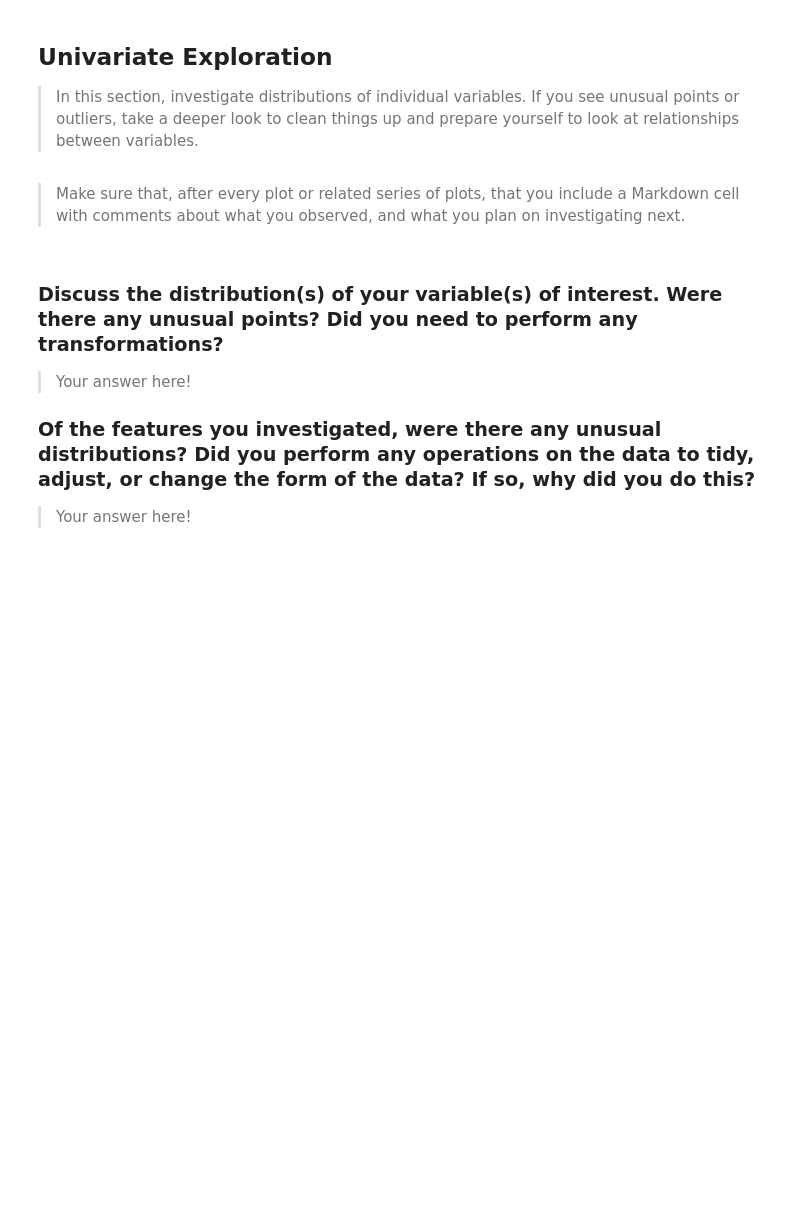
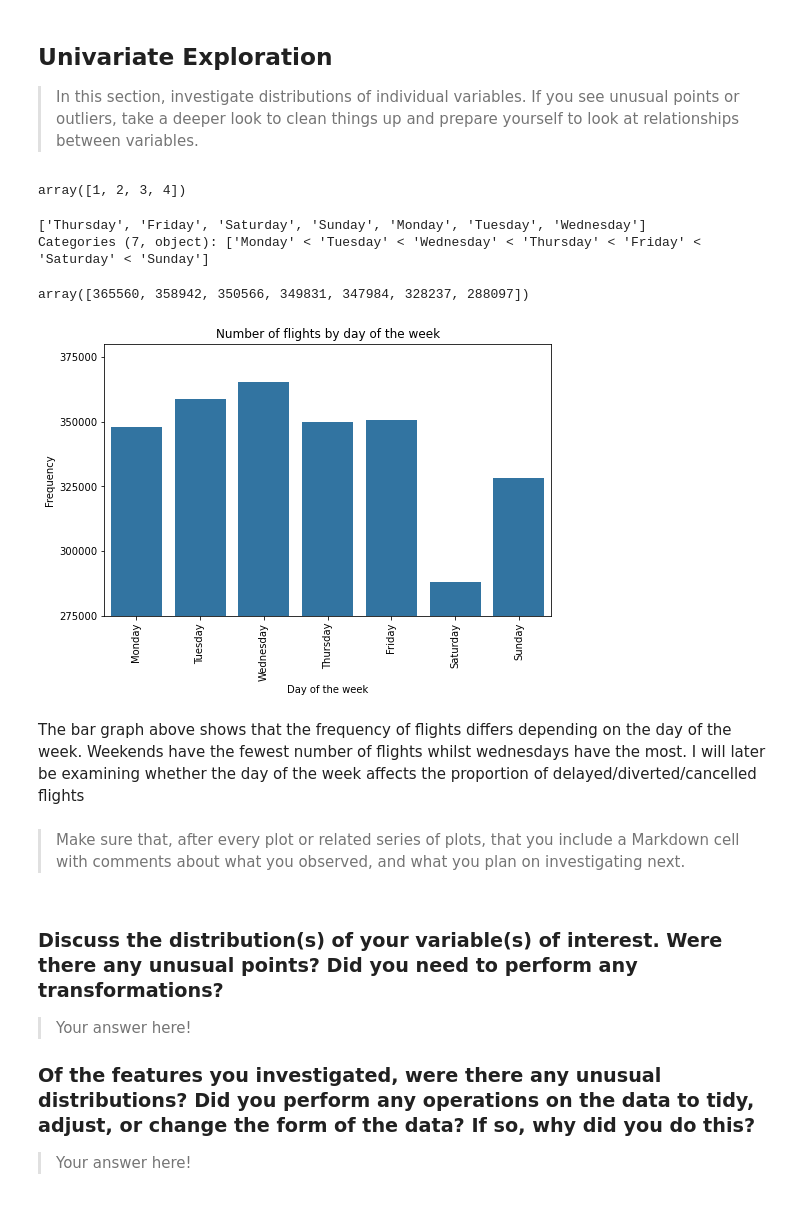
Before and after one commit to Vincentk-94/Communicate_data_findings, a Jupyter notebook: 2008 Flight Delays - Project.ipynb, the cells around one changed output. Drawn from its saved outputs; the diff is of its cells as text; code cells hidden in the pictures; blank space fills up the shorter version.

```diff
--- a/2008 Flight Delays - Project.ipynb
+++ b/2008 Flight Delays - Project.ipynb
@@ -152,6 +229,7 @@ flight['actual_dep_time'].head()
 4    1423
 Name: actual_dep_time, dtype: object
 # %%
-flight['actual_dep_time'] = flight['actual_dep_time'].apply(lambda x:"{}:{}:{}".format(x[:2],x[2:],'00'))
+#flight['actual_dep_time'] = flight['actual_dep_time'].apply(lambda x:"{}:{}:{}".format(x[:2],x[2:],'00'))
+flight['actual_dep_time'] = flight['actual_dep_time'].apply(lambda x:"{}:{}".format(x[:2],x[2:]))
 flight['actual_dep_time'].head()
 # %% [output]
@@ -204,6 +372,36 @@ copy dataset before analysis
 > In this section, investigate distributions of individual variables. If
 you see unusual points or outliers, take a deeper look to clean things up
 and prepare yourself to look at relationships between variables.
+# %%
+flights.month.unique()
+# %% [output]
+array([1, 2, 3, 4])
+# %%
+flights.day_of_week.unique()
+# %% [output]
+['Thursday', 'Friday', 'Saturday', 'Sunday', 'Monday', 'Tuesday', 'Wednesday']
+Categories (7, object): ['Monday' < 'Tuesday' < 'Wednesday' < 'Thursday' < 'Friday' < 'Saturday' < 'Sunday']
+# %%
+flight.day_of_week.value_counts().values
+# %% [output]
+array([365560, 358942, 350566, 349831, 347984, 328237, 288097])
+# %%
+plt.figure(figsize=(8,5))
+base_colour = sb.color_palette()[0]
+sns.countplot(data=flight,x='day_of_week',color=base_colour)
+
+# labels
+tick_locs = np.arange(275000,flight['day_of_week'].value_counts().values.max()+25000,25000)
+plt.xticks(rotation=90)
+plt.yticks(tick_locs) # set y ticks
+plt.ylim([275e3,38e4]) # set y axis limits
+plt.xlabel('Day of the week')
+plt.ylabel('Frequency')
+plt.title('Number of flights by day of the week');
+# %% [output]
+[figure, added]
+# %% [markdown]
+The bar graph above shows that the frequency of flights differs depending on the day of the week. Weekends have the fewest number of flights whilst wednesdays have the most. I will later be examining whether the day of the week affects the proportion of delayed/diverted/cancelled flights
 # %% [markdown]
 > Make sure that, after every plot or related series of plots, that you
 include a Markdown cell with comments about what you observed, and what
```
Also changed, not shown: parts of 30 cells of this notebook.
